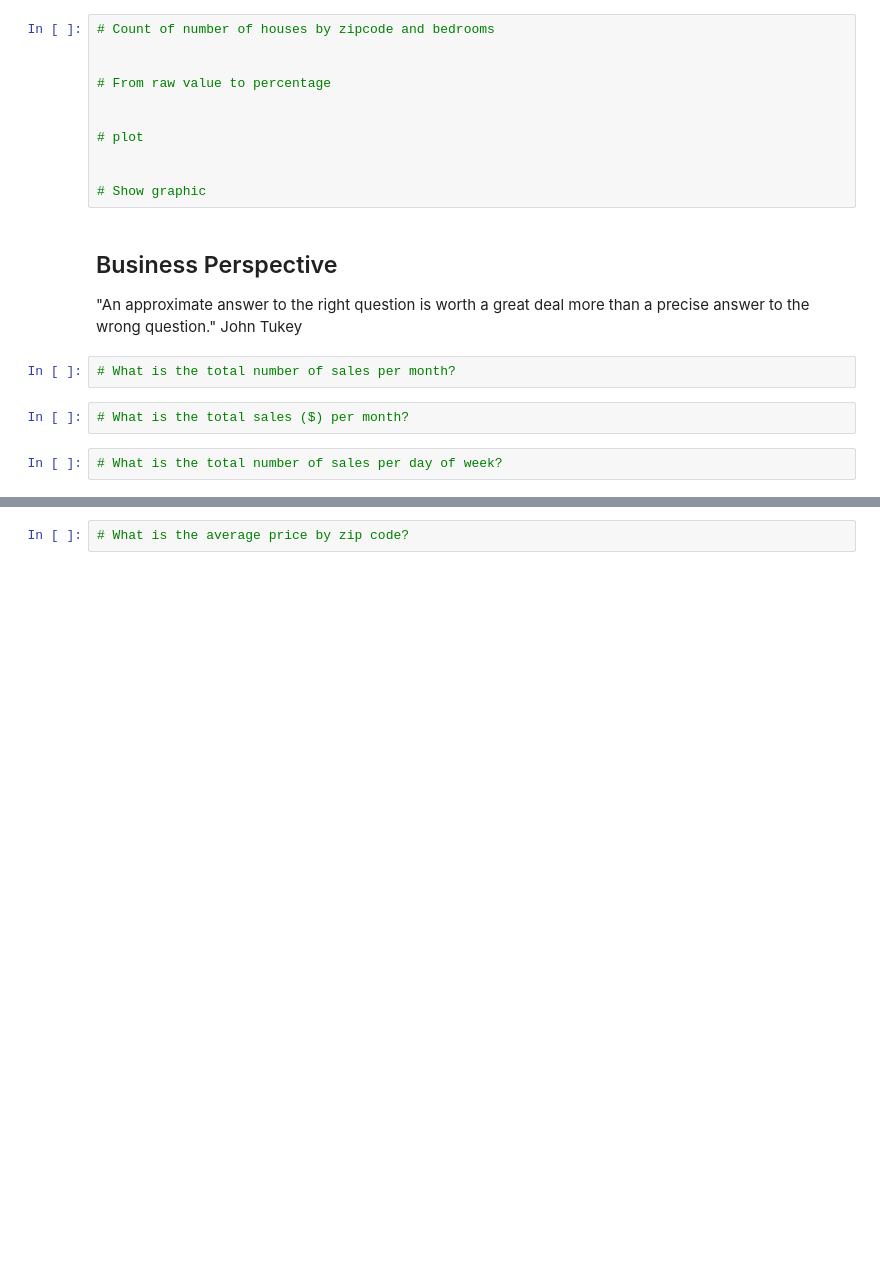
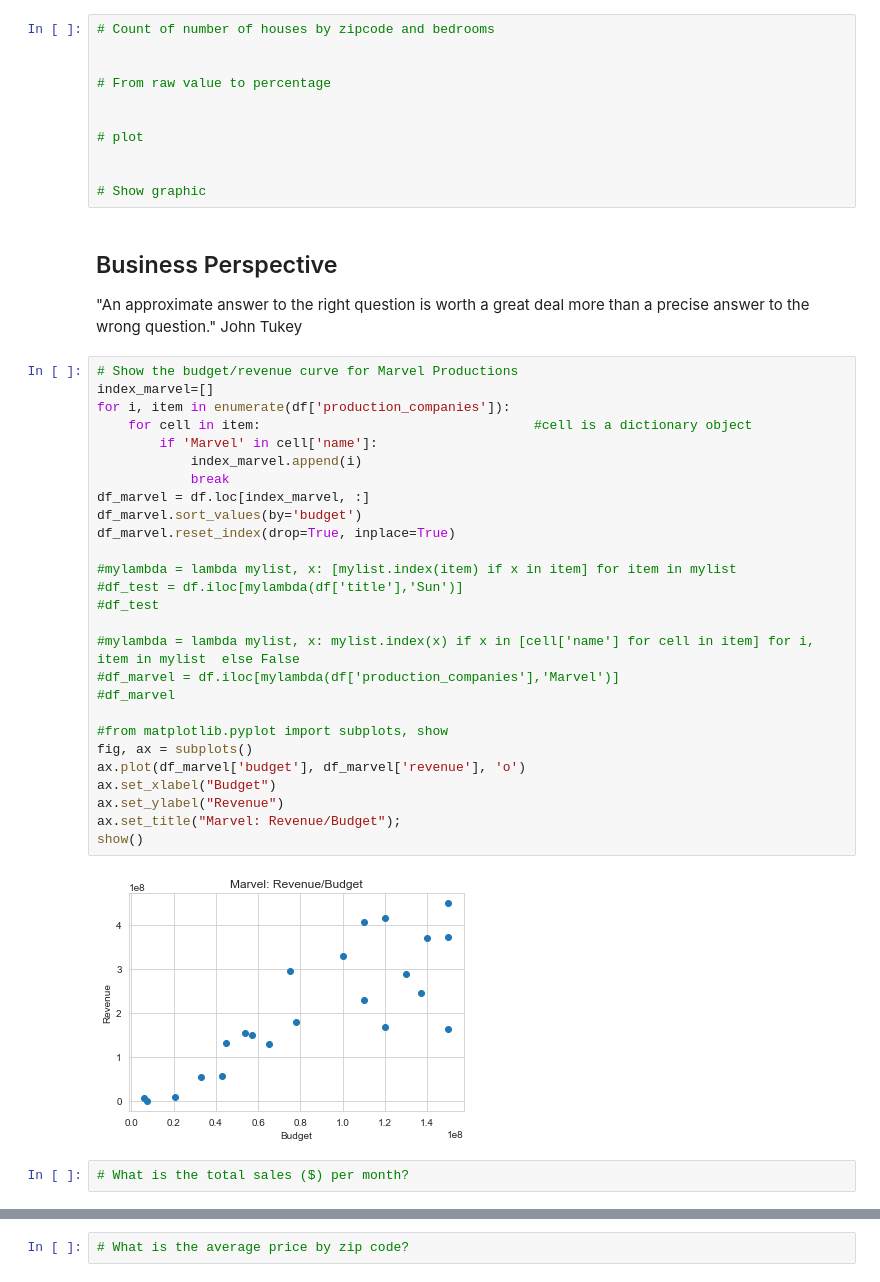
Before and after one commit to nastazya/Movies-analytics, a Jupyter notebook: EDA.ipynb, the cells around one changed output, grey strips where cells are left out. Cells and saved outputs as stored; diff of their text form; blank space fills up the shorter version.

Commit message:
Categorical Value (genres from list of dict), Allyson's Marvel embedding

```diff
--- a/EDA.ipynb
+++ b/EDA.ipynb
@@ -190,9 +199,34 @@ df.corr()
 # %% [markdown]
 ## Business Perspective
 "An approximate answer to the right question is worth a great deal more than a precise answer to the wrong question." John Tukey
-# %%
-# What is the total number of sales per month?
+# %%
+# Show the budget/revenue curve for Marvel Productions
+index_marvel=[]
+for i, item in enumerate(df['production_companies']):
+    for cell in item:                                   #cell is a dictionary object
+        if 'Marvel' in cell['name']:
+            index_marvel.append(i)
+            break
+df_marvel = df.loc[index_marvel, :]
+df_marvel.sort_values(by='budget')
+df_marvel.reset_index(drop=True, inplace=True)
+
+#mylambda = lambda mylist, x: [mylist.index(item) if x in item] for item in mylist
+#df_test = df.iloc[mylambda(df['title'],'Sun')]
+#df_test
+
+#mylambda = lambda mylist, x: mylist.index(x) if x in [cell['name'] for cell in item] for i, item in mylist  else False
+#df_marvel = df.iloc[mylambda(df['production_companies'],'Marvel')]
+#df_marvel
+
+#from matplotlib.pyplot import subplots, show
+fig, ax = subplots()
+ax.plot(df_marvel['budget'], df_marvel['revenue'], 'o')
+ax.set_xlabel("Budget")
+ax.set_ylabel("Revenue")
+ax.set_title("Marvel: Revenue/Budget");
+show()
+# %% [output]
+[figure, added]
 # %%
 # What is the total sales ($) per month?
-# %%
-# What is the total number of sales per day of week?
```
Also changed, not shown: parts of 4 cells of this notebook.
